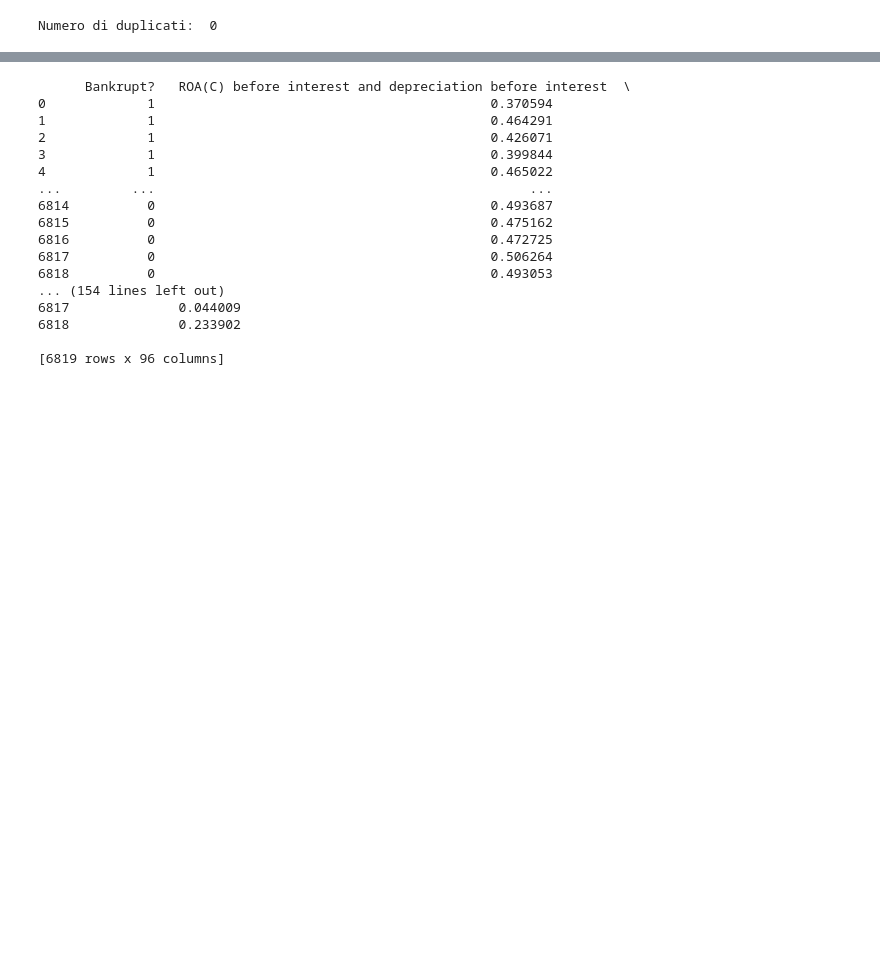
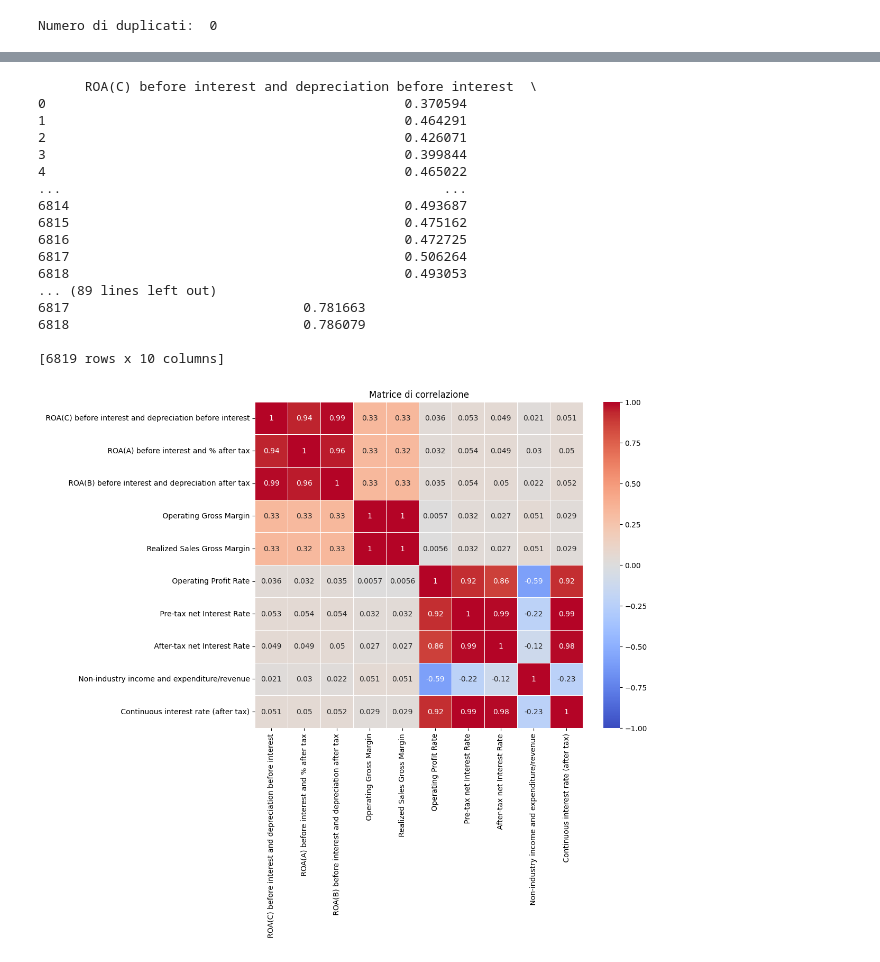
Before and after one commit to PierandreaMartella/CompanyBankruptcyPrediction, a Jupyter notebook: Main.ipynb, the cells around one changed output, grey strips where cells are left out. Drawn from its saved outputs; the diff is of its cells as text; code cells hidden in the pictures; blank space fills up the shorter version.

Commit message:
Matrice di Correlazione

```diff
--- a/Main.ipynb
+++ b/Main.ipynb
@@ -11,7 +11,7 @@ import statsmodels.formula.api as smf
 # %%
 # Importazione dataset
 
-data = pd.read_csv('data.csv')
+data = pd.read_csv('data.csv', usecols=[1,2,3,4,5,6,7,8,9,10])
 data.info()
 # %% [output]
 <class 'pandas.core.frame.DataFrame'>
@@ -94,20 +110,32 @@ df.rename
 variabili_dummy = pd.get_dummies(df)
 print(variabili_dummy)
 # %% [output]
-      Bankrupt?   ROA(C) before interest and depreciation before interest  \
-0             1                                           0.370594
-1             1                                           0.464291
-2             1                                           0.426071
-3             1                                           0.399844
-4             1                                           0.465022
-...         ...                                                ...
-6814          0                                           0.493687
-6815          0                                           0.475162
-6816          0                                           0.472725
-6817          0                                           0.506264
-6818          0                                           0.493053
-... (154 lines left out)
-6817              0.044009
-6818              0.233902
+      ROA(C) before interest and depreciation before interest  \
+0                                              0.370594
+1                                              0.464291
+2                                              0.426071
+3                                              0.399844
+4                                              0.465022
+...                                                 ...
+6814                                           0.493687
+6815                                           0.475162
+6816                                           0.472725
+6817                                           0.506264
+6818                                           0.493053
+... (89 lines left out)
+6817                              0.781663
+6818                              0.786079
 
-[6819 rows x 96 columns]
+[6819 rows x 10 columns]
+# %%
+# Matrice di Correlazione
+correlation_matrix = data.corr()
+correlation_matrix
+
+#Heatmap
+plt.figure(figsize=(10, 8))
+sns.heatmap(correlation_matrix, annot=True, cmap='coolwarm', linewidths=0.5, vmin=-1, vmax=1)
+plt.title('Matrice di correlazione')
+plt.show()
+# %% [output]
+[figure, added]
```
Also changed, not shown: parts of 5 cells of this notebook.
